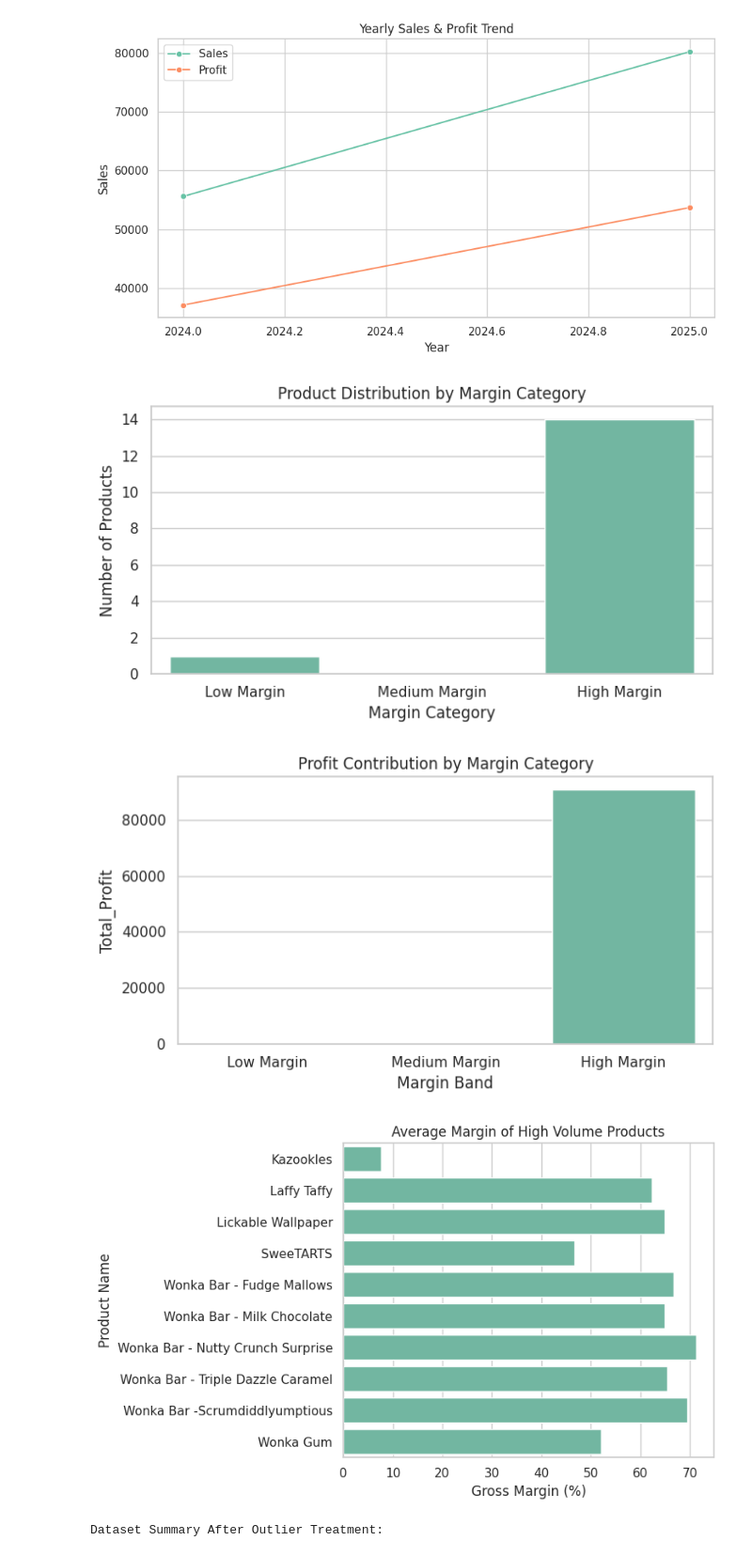
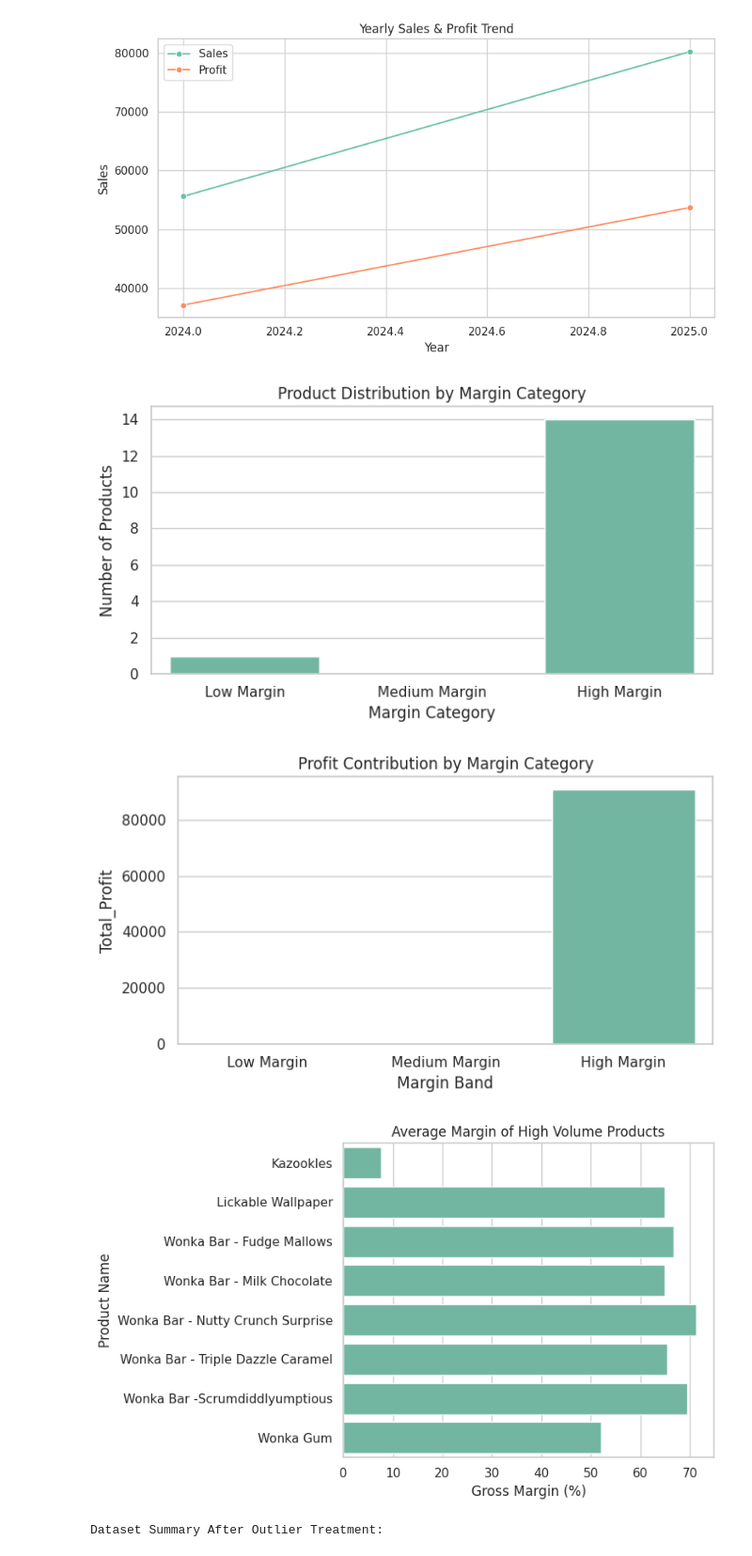
Before and after one commit to dikshit6381-maker/nassau-candy-profitability-analysis, a Jupyter notebook: Nassau_Candy_Distributor.ipynb, the cells around one changed output. Shown at 94% size. Saved outputs shown, nothing was run; the diff lists cells and outputs as text; code cells hidden in the pictures.

```diff
--- a/Nassau_Candy_Distributor.ipynb
+++ b/Nassau_Candy_Distributor.ipynb
@@ -87,7 +87,7 @@ outlier_columns = [
 ]
 
 for col in outlier_columns:
-    df = treat_outliers_iqr(df, col)
+    df = outliers_iqr(df, col)
 display(df[outlier_columns])
 display(df[outlier_columns].describe())
 # %% [output]
@@ -408,34 +405,35 @@ plt.figure(figsize=(7,4))
 sns.barplot(
     data=margin_profit,
     x='Margin Band',
     y='Total_Profit',
     order=['Low Margin','Medium Margin','High Margin']
 )
 plt.title("Profit Contribution by Margin Category")
 plt.tight_layout()
 plt.show()
 
+top_volume = product_perf[product_perf['Total_Sales'] >= sales_threshold]
 
 top_volume_margin = (                        # High volume products with high margin
     df[df['Product Name'].isin(top_volume['Product Name'])]
     .groupby('Product Name')['Gross Margin (%)']
     .mean()
     .reset_index()
 )
 
 plt.figure(figsize=(8,5))
 sns.barplot(
     data=top_volume_margin,
     y='Product Name',
     x='Gross Margin (%)'
 )
 plt.title("Average Margin of High Volume Products")
 plt.tight_layout()
 plt.show()
 # %% [output]
 [figure]
 [figure]
-[figure, old version]
+[figure, new version]
 # %%
 print("Dataset Summary After Outlier Treatment:")
 display(df[outlier_columns].describe())
```
Also changed, not shown: parts of 3 cells of this notebook.
